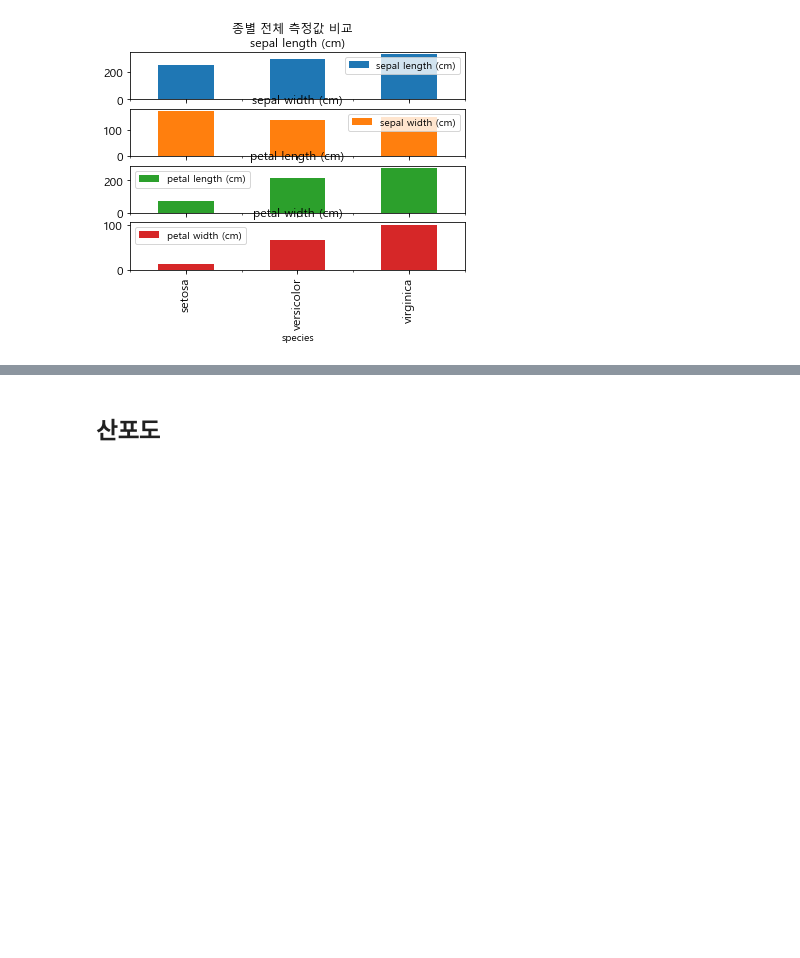
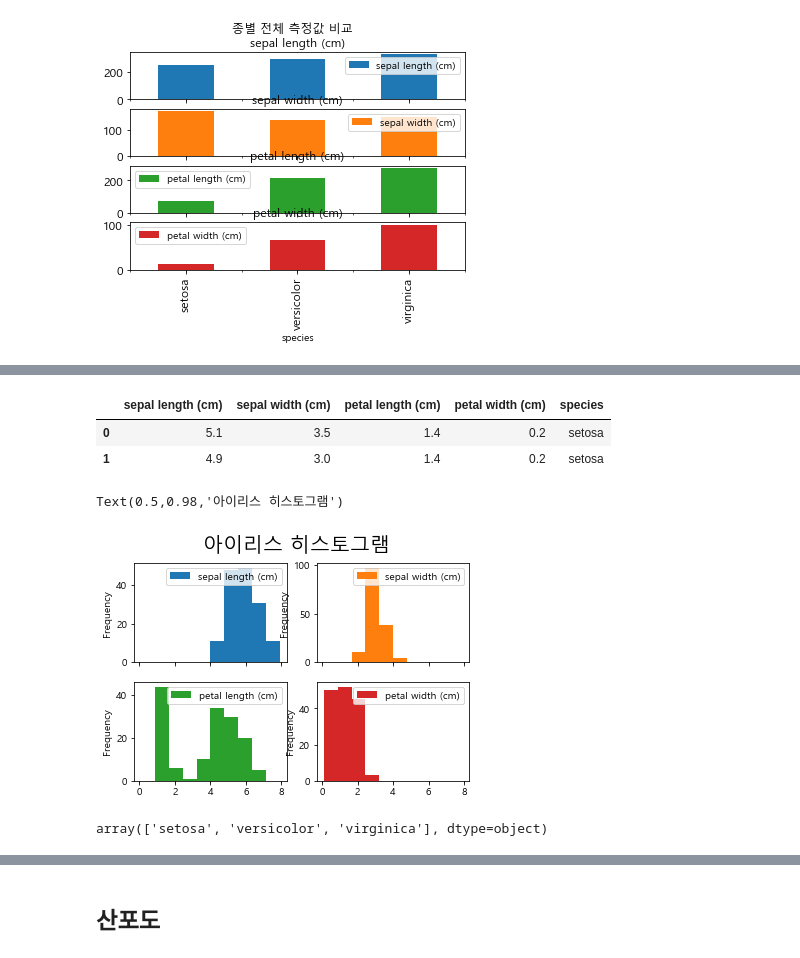
Before and after one commit to JeongsuMoon1/py_projects, a Jupyter notebook: analysis/pandas/basic/시각화.ipynb, the cells around one changed output, grey strips where cells are left out. Saved outputs shown, nothing was run; the diff lists cells and outputs as text; code cells hidden in the pictures; blank space fills up the shorter version.

```diff
--- a/analysis/pandas/basic/시각화.ipynb
+++ b/analysis/pandas/basic/시각화.ipynb
@@ -125,0 +131,17 @@ Text(0.5,0.98,'종별 전체 측정값 비교')
+# %%
+df.head(2)
+# %% [output]
+|  | sepal length (cm) | sepal width (cm) | petal length (cm) | petal width (cm) | species |
+| 0 | 5.1 | 3.5 | 1.4 | 0.2 | setosa |
+| 1 | 4.9 | 3.0 | 1.4 | 0.2 | setosa |
+# %%
+df.plot( kind='hist', subplots=True, layout=(2,2))
+plt.suptitle( '아이리스 히스토그램', fontsize=20 )
+# 데이터의 분포의 특성을 볼 수 있다
+# %% [output]
+Text(0.5,0.98,'아이리스 히스토그램')
+[figure, added]
+# %%
+df['species'].unique()
+# %% [output]
+array(['setosa', 'versicolor', 'virginica'], dtype=object)
```
Also changed, not shown: parts of 23 cells of this notebook, 4 other files.
